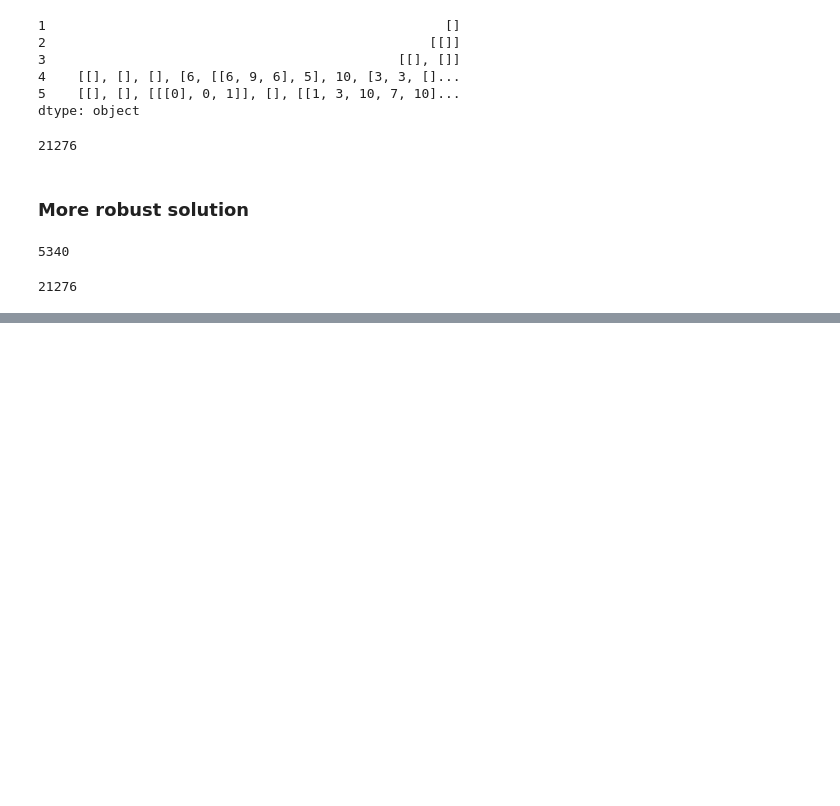
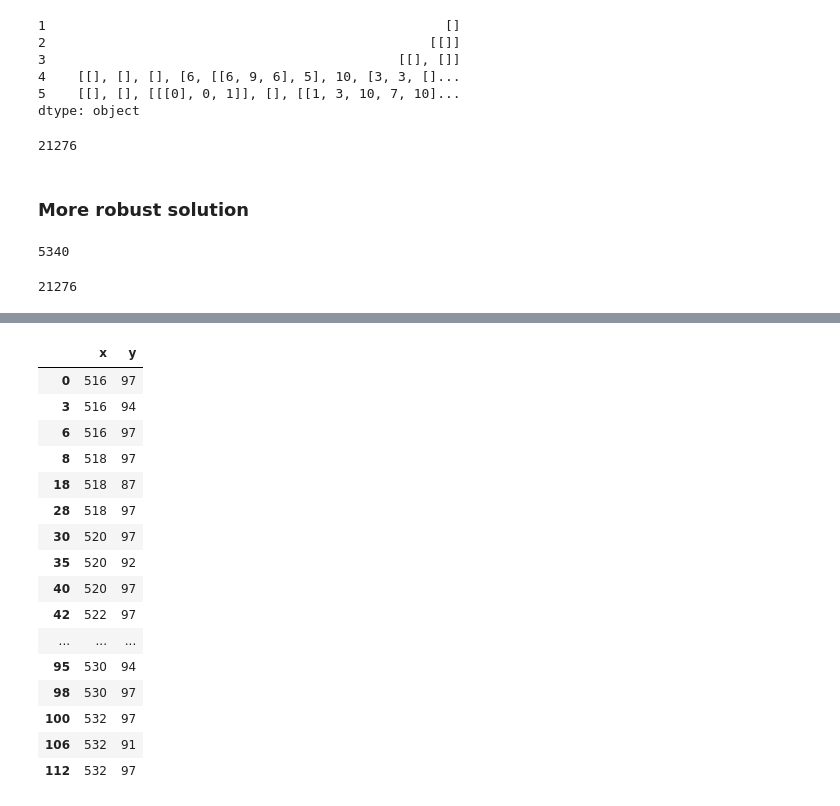
Before and after one commit to tdpetrou/Advent-of-Code-Pandas, a Jupyter notebook: 2022/Problems.ipynb, the cells around one changed output, grey strips where cells are left out. Cells and saved outputs as stored; diff of their text form; code cells hidden in the pictures; blank space fills up the shorter version.

```diff
--- a/2022/Problems.ipynb
+++ b/2022/Problems.ipynb
@@ -820,0 +1619,21 @@ final = sorted(df.stack().tolist() + [[[2]], [[6]]], key=key, reverse=True)
+# %%
+df_grp0.index = df_grp0.diff().sum(axis=1).abs().cumsum().astype('int64')
+df_grp0
+# %% [output]
+|  | x | y |
+| 0 | 516 | 97 |
+| 3 | 516 | 94 |
+| 6 | 516 | 97 |
+| 8 | 518 | 97 |
+| 18 | 518 | 87 |
+| 28 | 518 | 97 |
+| 30 | 520 | 97 |
+| 35 | 520 | 92 |
+| 40 | 520 | 97 |
+| 42 | 522 | 97 |
+| ... | ... | ... |
+| 95 | 530 | 94 |
+| 98 | 530 | 97 |
+| 100 | 532 | 97 |
+| 106 | 532 | 91 |
+| 112 | 532 | 97 |
```
Also changed, not shown: parts of 120 cells of this notebook, 2 other files.
